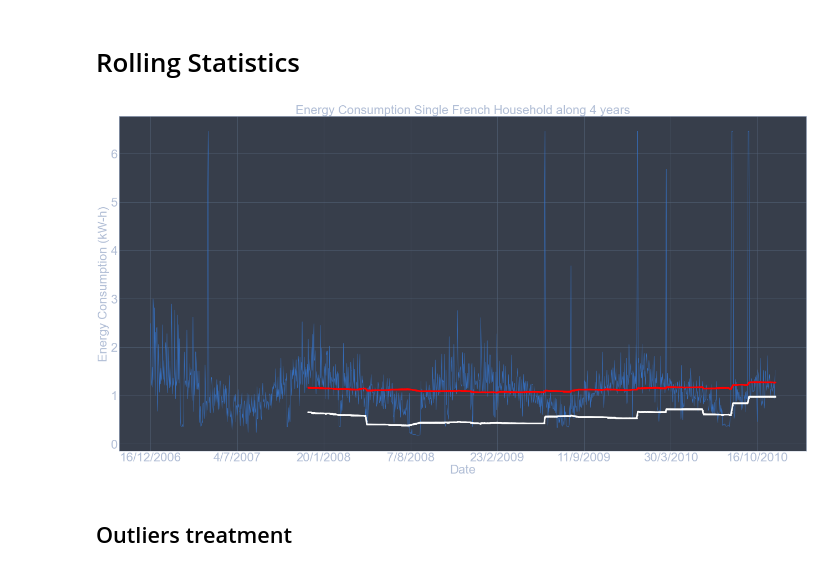
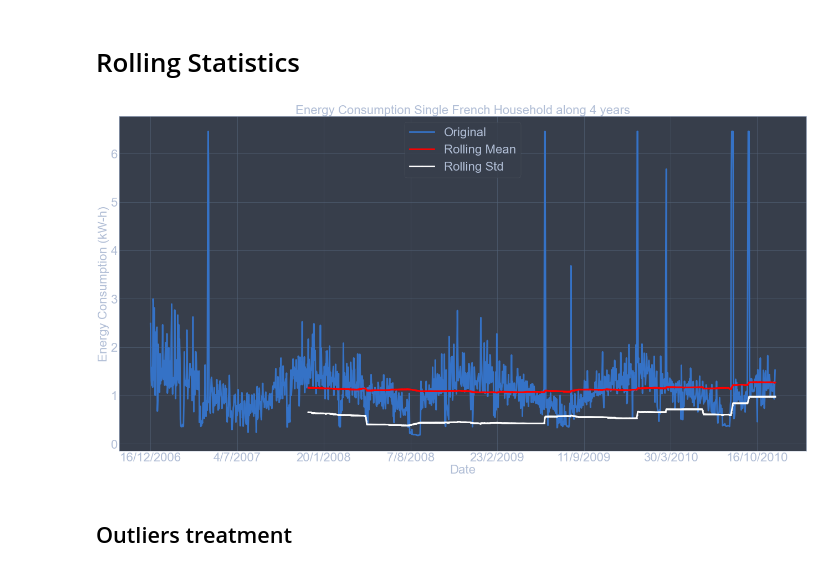
Before and after one commit to tm-pe2/ai-ml, a Jupyter notebook: timeseries/single_house.ipynb, the cells around one changed output. Drawn from its saved outputs; the diff is of its cells as text; code cells hidden in the pictures.

```diff
--- a/timeseries/single_house.ipynb
+++ b/timeseries/single_house.ipynb
@@ -50,19 +50,20 @@ rollstd = data["Energy"].rolling(window=365).std()
 # %%
 plt.figure(figsize=(40,20), dpi=40)
 plt.locator_params(axis='x', nbins=3)
 x_ticks = np.arange(0, len(full_data["Time"]), 200)
 plt.xticks(x_ticks)
 plt.xticks(fontsize=40)
 plt.yticks(fontsize=40)
-plt.plot(data["Time"], data["Energy"], label='Original')
+plt.plot(data["Time"], data["Energy"], label='Original', linewidth='5')
 mean = plt.plot(data["Time"], rollmean, '-p', color='red', label='Rolling Mean', linewidth='5')
 std = plt.plot(data["Time"], rollstd, '-p', color='white', label='Rolling Std', linewidth='5')
 plt.xlabel("Date", fontsize=40)
 plt.ylabel("Energy Consumption (kW-h)", fontsize=40)
 plt.title("Energy Consumption Single French Household along 4 years", fontsize=40)
+plt.legend(loc='best', fontsize=40)
 plt.show()
 # %% [output]
-[figure, old version]
+[figure, new version]
 # %%
 # Also we notice that the data show a stationary behaviour (there is not overall increase or decrease)
 # The mean and standard deviation show that there is no significant trend across the yearly seasons
```
Also changed, not shown: parts of 11 cells of this notebook, 2 other files.
